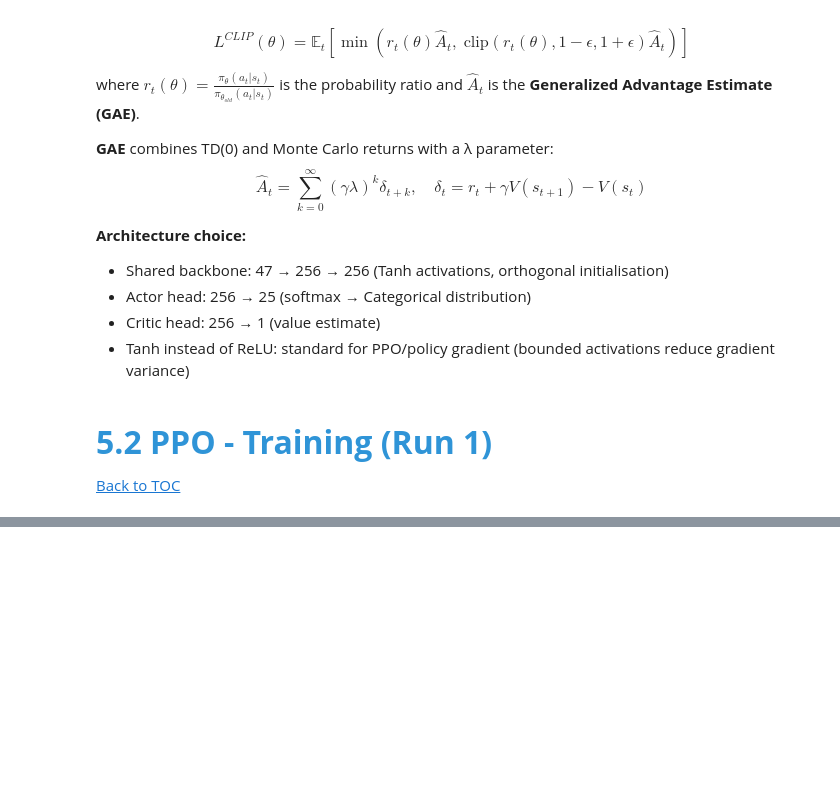
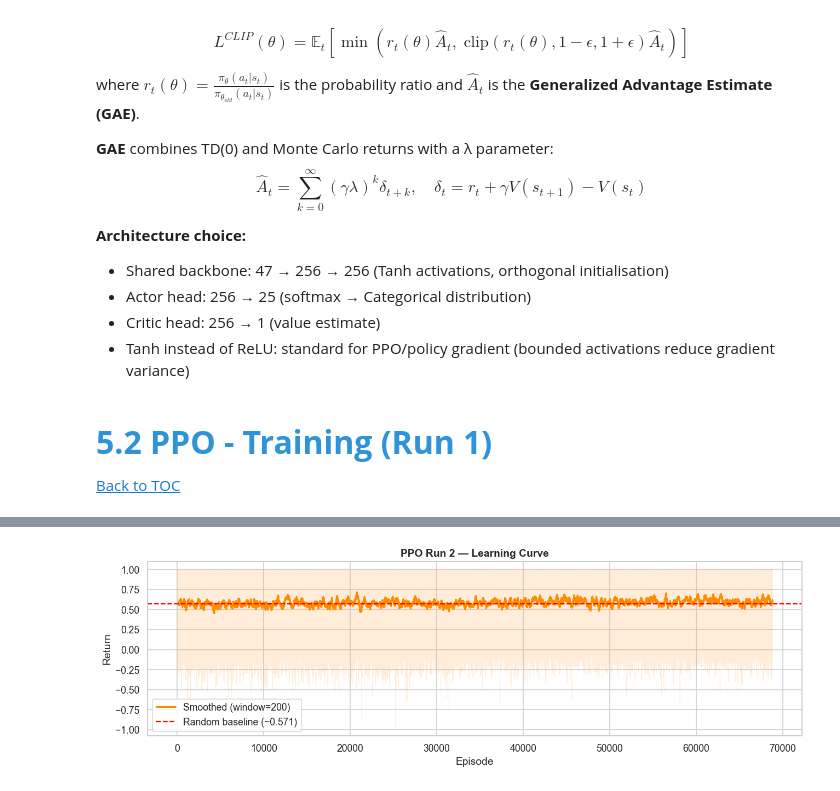
Before and after one commit to mariamiguel720/Reinforcement-Learning-Project-25-26, a Jupyter notebook: RL_Config_B.ipynb, the cells around one changed output, grey strips where cells are left out. Cells and saved outputs as stored; diff of their text form; code cells hidden in the pictures; blank space fills up the shorter version.

```diff
--- a/RL_Config_B.ipynb
+++ b/RL_Config_B.ipynb
@@ -1086,0 +1145,29 @@ plot_learning_curve(ppo_all_returns, label='PPO Run 1',
+# %%
+#  PPO — Run 2 (Hyperparameter Tuning)
+
+# Hyperparameters
+PPO_N_STEPS    = 4096
+PPO_N_EPOCHS   = 10
+PPO_BATCH_SIZE = 256
+PPO_LR         = 1e-4    # 3e-4 -> 1e-4   (slower, more stable learning)
+PPO_CLIP       = 0.2
+PPO_GAE_LAM    = 0.95
+PPO_ENT_COEF   = 0.02    # 0.01 -> 0.02   (more entropy = more exploration)
+PPO_VF_COEF    = 0.5
+PPO_MAX_GRAD   = 0.5
+PPO_N_UPDATES  = 150     # 100 -> 150     (longer training)
+# %%
+# Train PPO Run 2
+r2_ppo = train_ppo(
+    run_id     = 2,
+    n_updates  = PPO_N_UPDATES,
+    n_steps    = PPO_N_STEPS,
+    n_epochs   = PPO_N_EPOCHS,
+    batch_size = PPO_BATCH_SIZE,
+    lr         = PPO_LR,
+    clip       = PPO_CLIP,
+    gae_lam    = PPO_GAE_LAM,
+    ent_coef   = PPO_ENT_COEF,
+    vf_coef    = PPO_VF_COEF,
+    max_grad   = PPO_MAX_GRAD,
+)
@@ -1086,0 +1215,8 @@ plot_learning_curve(ppo_all_returns, label='PPO Run 1',
+# %%
+# PPO Run 2 — Learning Curve
+ppo_all_returns = r2_ppo['returns']
+
+plot_learning_curve(ppo_all_returns, label='PPO Run 2',
+                    color='darkorange', filename='ppo_run2_learning_curve.png')
+# %% [output]
+[figure, added]
```
Also changed, not shown: parts of 7 cells of this notebook, 5 other files.
